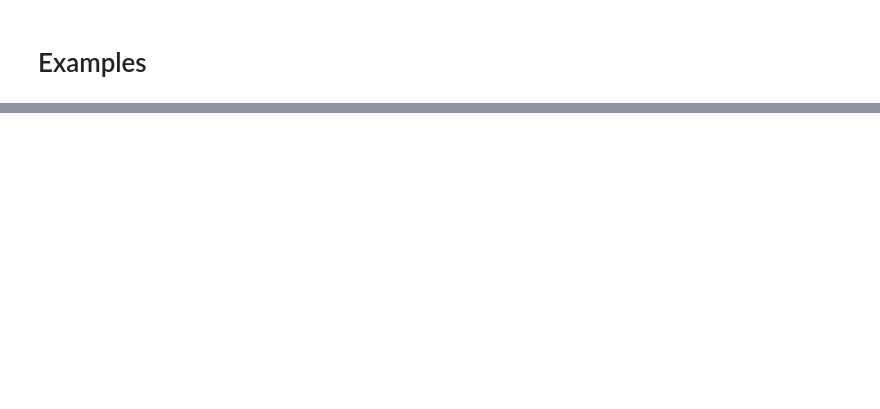
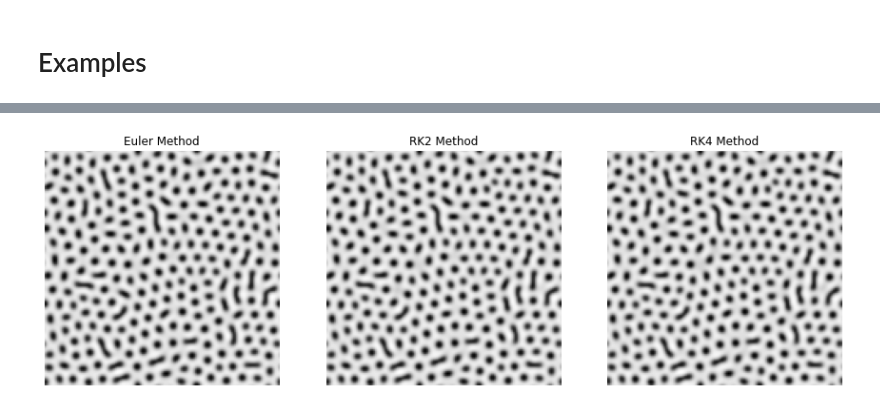
Before and after one commit to GabrielMoro/Computer-Vision, a Jupyter notebook: reaction-diffusion/reaction_diffusion.ipynb, the cells around one changed output, grey strips where cells are left out. Drawn from its saved outputs; the diff is of its cells as text; code cells hidden in the pictures; blank space fills up the shorter version.

```diff
--- a/reaction-diffusion/reaction_diffusion.ipynb
+++ b/reaction-diffusion/reaction_diffusion.ipynb
@@ -47,0 +90,23 @@ def model(rd_a, rd_b, k_a, k_b, lap_a, lap_b, diff_a, diff_b, dt, inf_a, inf_b,
+# %%
+def RK2(A, B, ka, kb, la, lb, da, db, dt, inf_a, inf_b, sup_a, sup_b, wrap):
+    if wrap:
+        ndimage.convolve(A, ka, output=la, mode='wrap')
+        ndimage.convolve(B, kb, output=lb, mode='wrap')
+    else:
+        ndimage.convolve(A, ka, output=la, mode='reflect')
+        ndimage.convolve(B, kb, output=lb, mode='reflect')
+
+    k1_a = (16 - A * B) + da * la
+    k1_b = (A * B - B - 12) + db * lb
+
+    a1 = A + k1_a * dt
+    b1 = B + k1_b * dt
+    k2_a = 16 - a1 * b1 + da * la
+    k2_b = a1 * b1 - b1 - 12 + db * lb
+
+    na = A + (k1_a + k2_a)/2 * dt
+    nb = B + (k1_b + k2_b)/2 * dt
+
+    global a, b
+    np.clip(na, inf_a, sup_a, out=a)
+    np.clip(nb, inf_b, sup_b, out=b)
@@ -163,0 +260,20 @@ plt.show()
+# %%
+fig, ax = plt.subplots(1, 3, figsize=(15, 5))
+
+ratio = 5
+scale = 2
+
+ax[0].set_title('Euler Method')
+ax[0].axis('off')
+%time ax[0].imshow(rd(ratio, scale, time=10000)[0], cmap='gray')
+
+ax[1].set_title('RK2 Method')
+ax[1].axis('off')
+%time ax[1].imshow(rd(ratio, scale, time=7500, speed = 150, model=RK2)[0], cmap='gray')
+
+ax[2].set_title('RK4 Method')
+ax[2].axis('off')
+%time ax[2].imshow(rd(ratio, scale, time=5000, speed = 200, model=RK4)[0], cmap='gray')
+
+plt.show()
+# %% [output]
@@ -163,0 +283 @@ plt.show()
+[figure, added]
```
Also changed, not shown: parts of 9 cells of this notebook.
